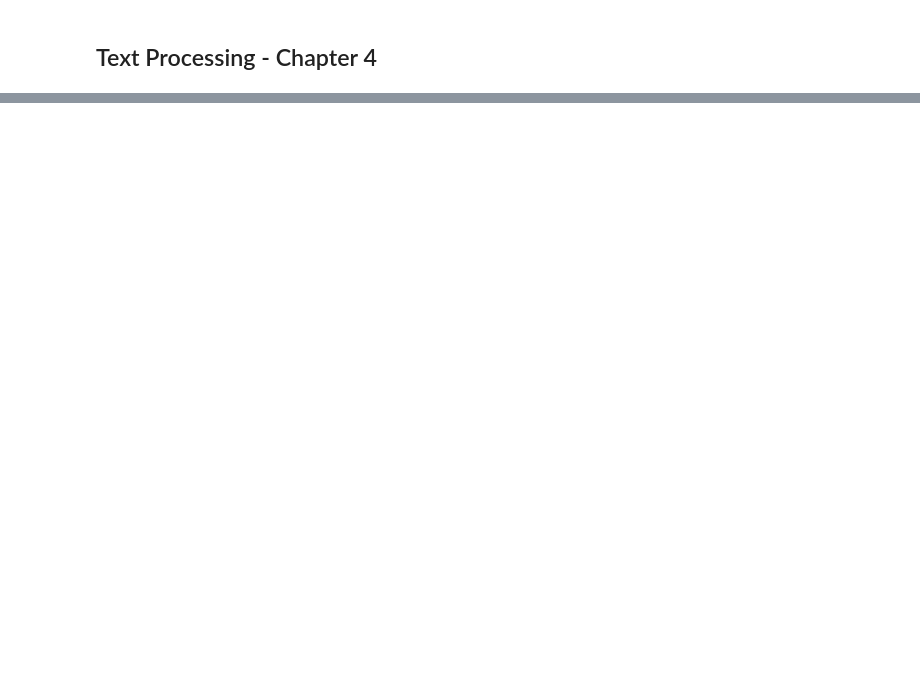
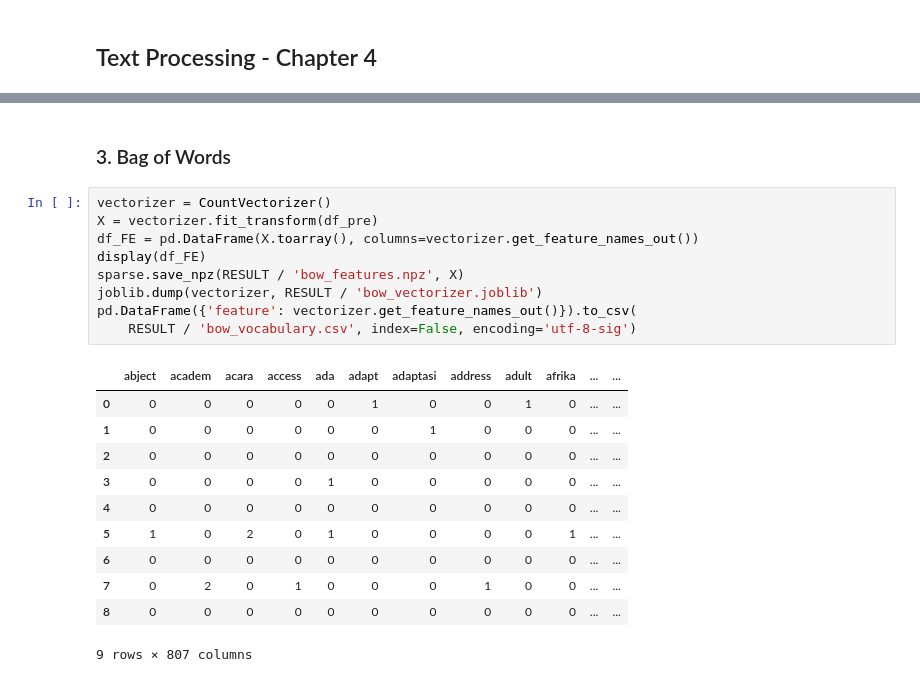
Before and after one commit to Refest/web_scraping_google_books, a Jupyter notebook: 01_google_books_api.ipynb, the cells around one changed output, grey strips where cells are left out. Cells and saved outputs as stored; diff of their text form; blank space fills up the shorter version.

```diff
--- a/01_google_books_api.ipynb
+++ b/01_google_books_api.ipynb
@@ -369,0 +522,23 @@ CSV hasil tersimpan: hasil_text_processing_api
+# %% [markdown]
+### 3. Bag of Words
+# %%
+vectorizer = CountVectorizer()
+X = vectorizer.fit_transform(df_pre)
+df_FE = pd.DataFrame(X.toarray(), columns=vectorizer.get_feature_names_out())
+display(df_FE)
+sparse.save_npz(RESULT / 'bow_features.npz', X)
+joblib.dump(vectorizer, RESULT / 'bow_vectorizer.joblib')
+pd.DataFrame({'feature': vectorizer.get_feature_names_out()}).to_csv(
+    RESULT / 'bow_vocabulary.csv', index=False, encoding='utf-8-sig')
+# %% [output]
+|  | abject | academ | acara | access | ada | adapt | adaptasi | address | adult | afrika | ... | ... |
+| 0 | 0 | 0 | 0 | 0 | 0 | 1 | 0 | 0 | 1 | 0 | ... | ... |
+| 1 | 0 | 0 | 0 | 0 | 0 | 0 | 1 | 0 | 0 | 0 | ... | ... |
+| 2 | 0 | 0 | 0 | 0 | 0 | 0 | 0 | 0 | 0 | 0 | ... | ... |
+| 3 | 0 | 0 | 0 | 0 | 1 | 0 | 0 | 0 | 0 | 0 | ... | ... |
+| 4 | 0 | 0 | 0 | 0 | 0 | 0 | 0 | 0 | 0 | 0 | ... | ... |
+| 5 | 1 | 0 | 2 | 0 | 1 | 0 | 0 | 0 | 0 | 1 | ... | ... |
+| 6 | 0 | 0 | 0 | 0 | 0 | 0 | 0 | 0 | 0 | 0 | ... | ... |
+| 7 | 0 | 2 | 0 | 1 | 0 | 0 | 0 | 1 | 0 | 0 | ... | ... |
+| 8 | 0 | 0 | 0 | 0 | 0 | 0 | 0 | 0 | 0 | 0 | ... | ... |
+9 rows × 807 columns
```
Also changed, not shown: parts of 24 cells of this notebook, 5 other files.
